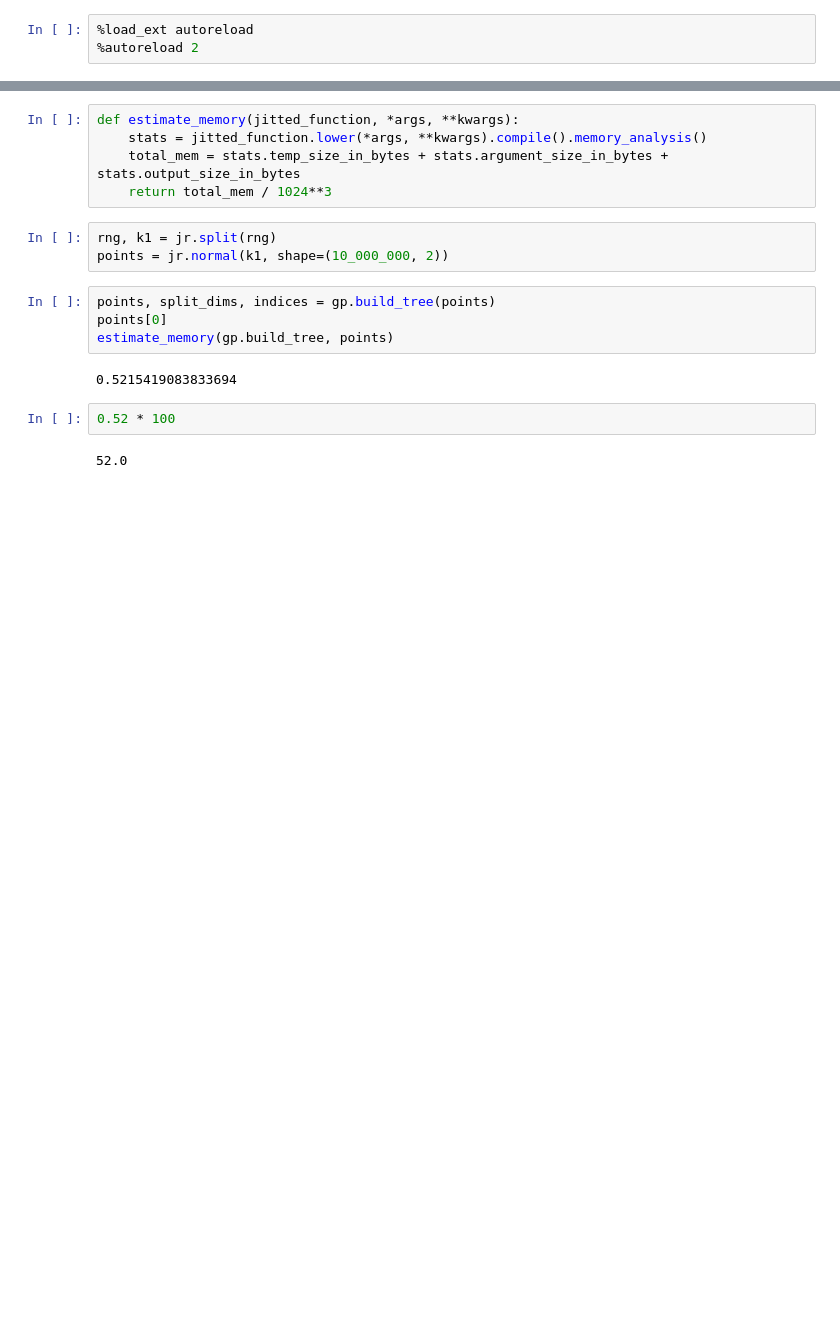
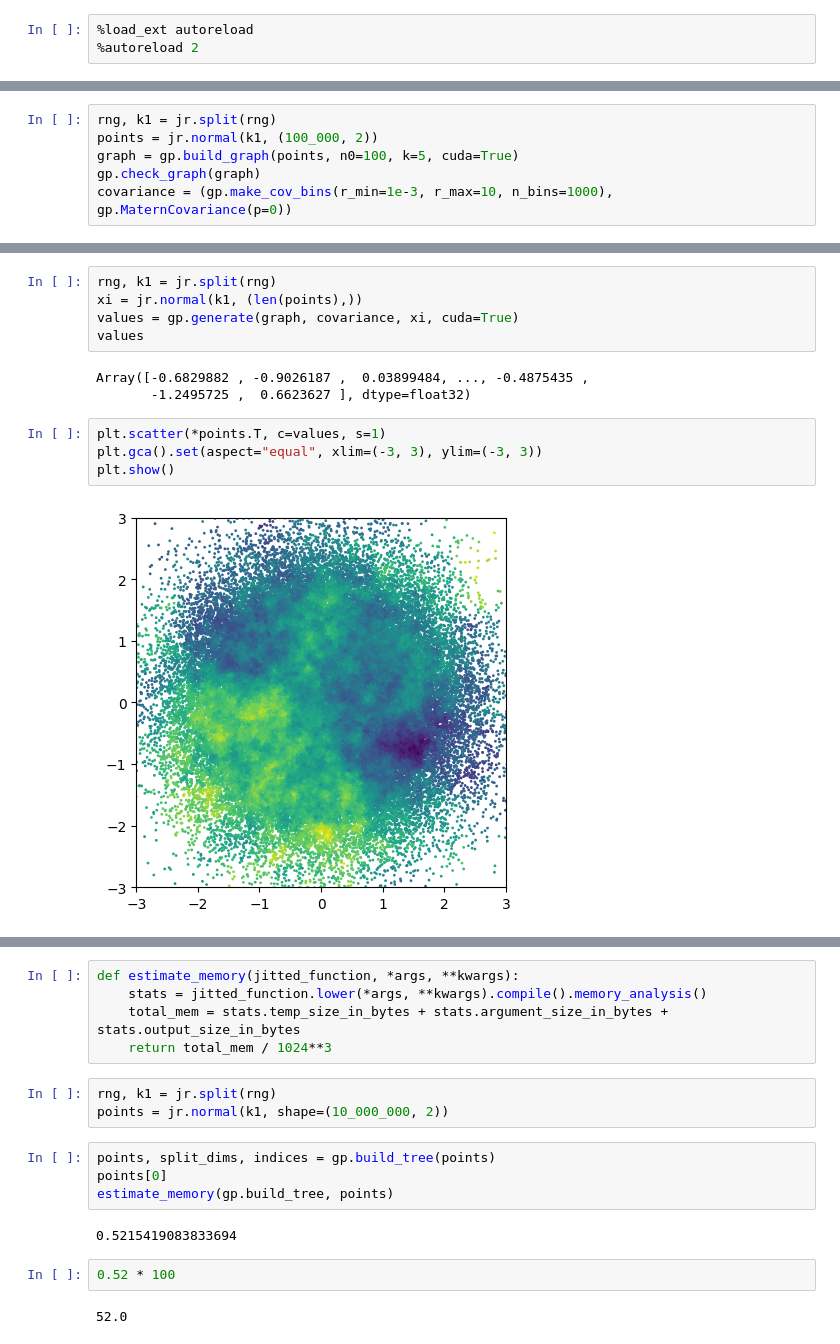
Before and after one commit to stanford-ism/graphgp, a Jupyter notebook: new.ipynb, the cells around one changed output, grey strips where cells are left out. Drawn from its saved outputs; the diff is of its cells as text; blank space fills up the shorter version.

Commit message:
integrate new cuda graph building

```diff
--- a/new.ipynb
+++ b/new.ipynb
@@ -21,3 +22,9 @@ import time
 from tqdm import tqdm
 
 rng = jr.key(137)
+# %%
+rng, k1 = jr.split(rng)
+points = jr.normal(k1, (100_000, 2))
+graph = gp.build_graph(points, n0=100, k=5, cuda=True)
+gp.check_graph(graph)
+covariance = (gp.make_cov_bins(r_min=1e-3, r_max=10, n_bins=1000), gp.MaternCovariance(p=0))
@@ -23,0 +47,14 @@ rng = jr.key(137)
+# %%
+rng, k1 = jr.split(rng)
+xi = jr.normal(k1, (len(points),))
+values = gp.generate(graph, covariance, xi, cuda=True)
+values
+# %% [output]
+Array([-0.6829882 , -0.9026187 ,  0.03899484, ..., -0.4875435 ,
+       -1.2495725 ,  0.6623627 ], dtype=float32)
+# %%
+plt.scatter(*points.T, c=values, s=1)
+plt.gca().set(aspect="equal", xlim=(-3, 3), ylim=(-3, 3))
+plt.show()
+# %% [output]
+[figure, added]
```
Also changed, not shown: parts of 14 cells of this notebook, 15 other files.
